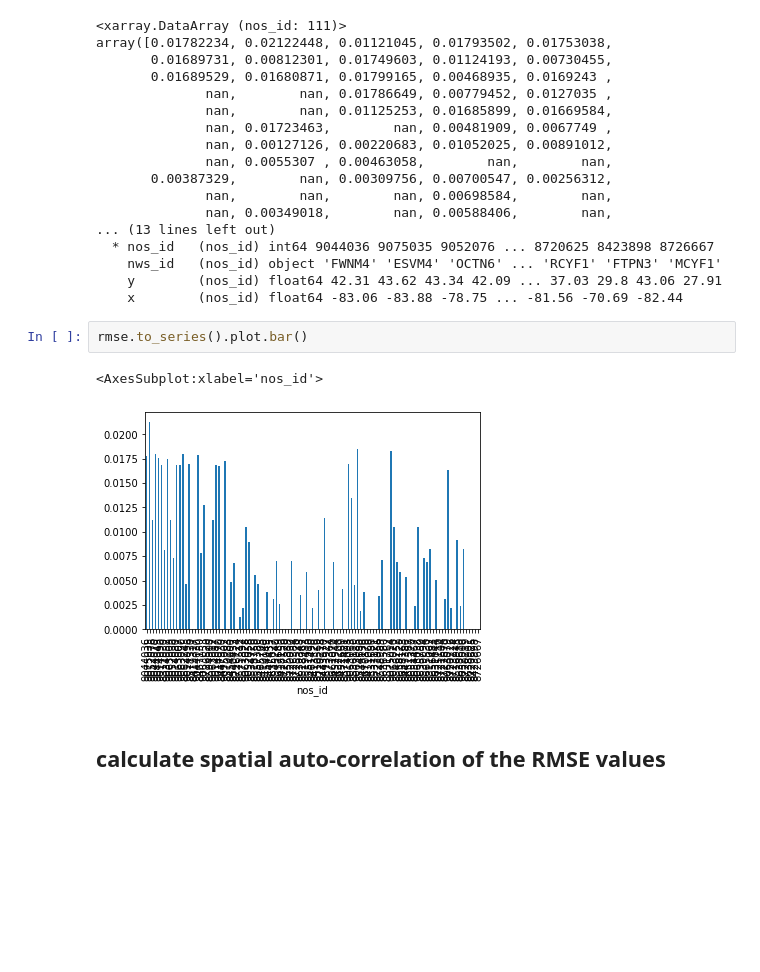
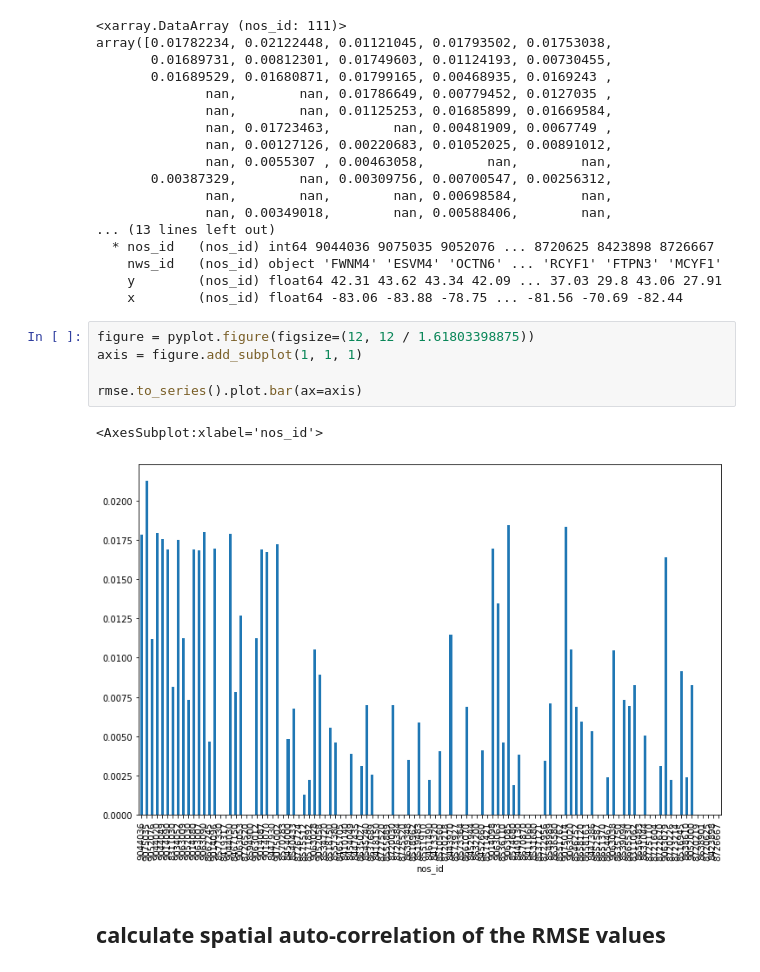
Before and after one commit to zacharyburnett/GEOG606, a Jupyter notebook: final/final_20220503.ipynb, the cells around one changed output. Saved outputs shown, nothing was run; the diff lists cells and outputs as text; blank space fills up the shorter version.

Commit message:
change bar plot size

```diff
--- a/final/final_20220503.ipynb
+++ b/final/final_20220503.ipynb
@@ -337,11 +337,14 @@ array([0.01782234, 0.02122448, 0.01121045, 0.01793502, 0.01753038,
     nws_id   (nos_id) object 'FWNM4' 'ESVM4' 'OCTN6' ... 'RCYF1' 'FTPN3' 'MCYF1'
     y        (nos_id) float64 42.31 43.62 43.34 42.09 ... 37.03 29.8 43.06 27.91
     x        (nos_id) float64 -83.06 -83.88 -78.75 ... -81.56 -70.69 -82.44
-# %%
-rmse.to_series().plot.bar()
-# %% [output]
-<AxesSubplot:xlabel='nos_id'>
-[figure, removed]
+# %%
+figure = pyplot.figure(figsize=(12, 12 / 1.61803398875))
+axis = figure.add_subplot(1, 1, 1)
+
+rmse.to_series().plot.bar(ax=axis)
+# %% [output]
+<AxesSubplot:xlabel='nos_id'>
+[figure, added]
 # %% [markdown]
 ## calculate spatial auto-correlation of the RMSE values
 # %%
```
